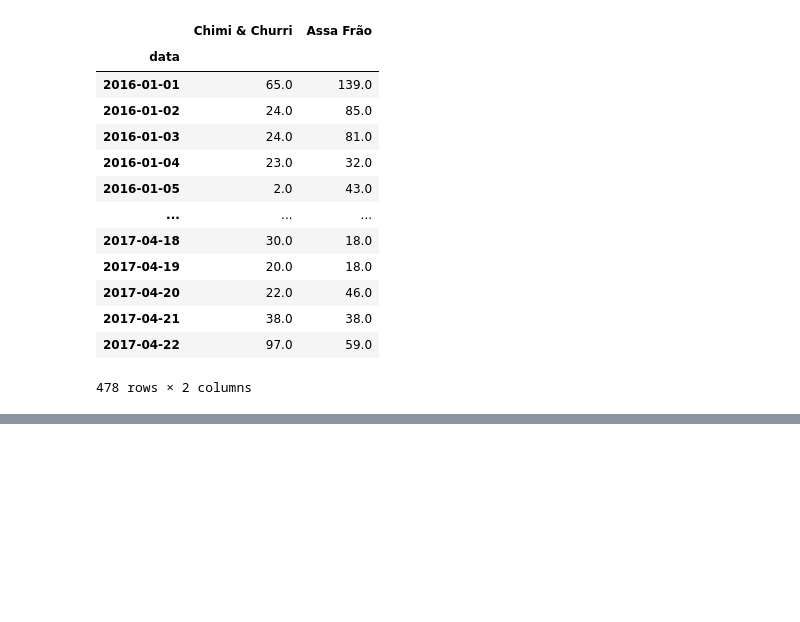
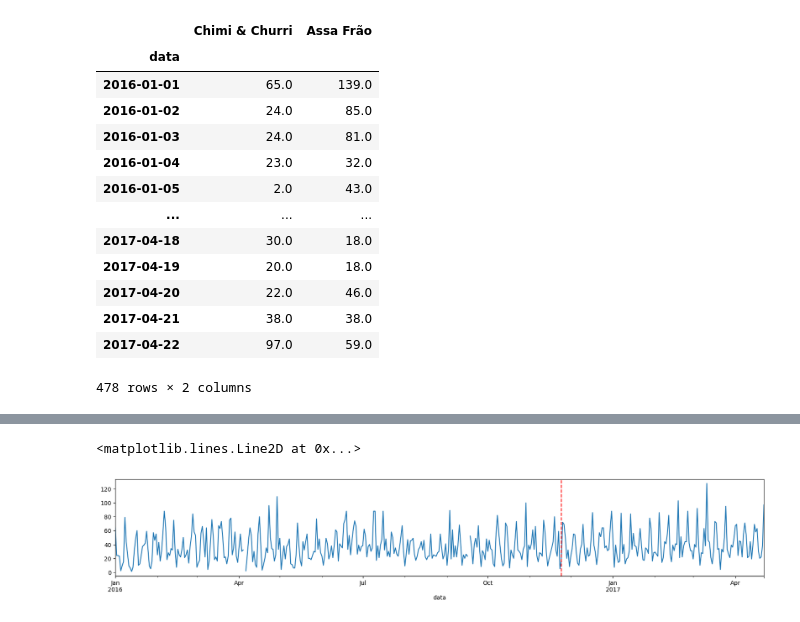
Before and after one commit to JCarapina/Estudos-praticos, a Jupyter notebook: arquivo.ipynb, the cells around one changed output, grey strips where cells are left out. Saved outputs shown, nothing was run; the diff lists cells and outputs as text; code cells hidden in the pictures; blank space fills up the shorter version.

```diff
--- a/arquivo.ipynb
+++ b/arquivo.ipynb
@@ -52,0 +77,6 @@ dados
+# %%
+dados['Chimi & Churri'].plot(figsize=(20,3))
+plt.axvline(x = dados['Assa Frão'][dados['Assa Frão'].isnull()].index[0], color='red', linestyle='--')
+# %% [output]
+<matplotlib.lines.Line2D at 0x...>
+[figure, added]
```
Also changed, not shown: parts of 20 cells of this notebook.
